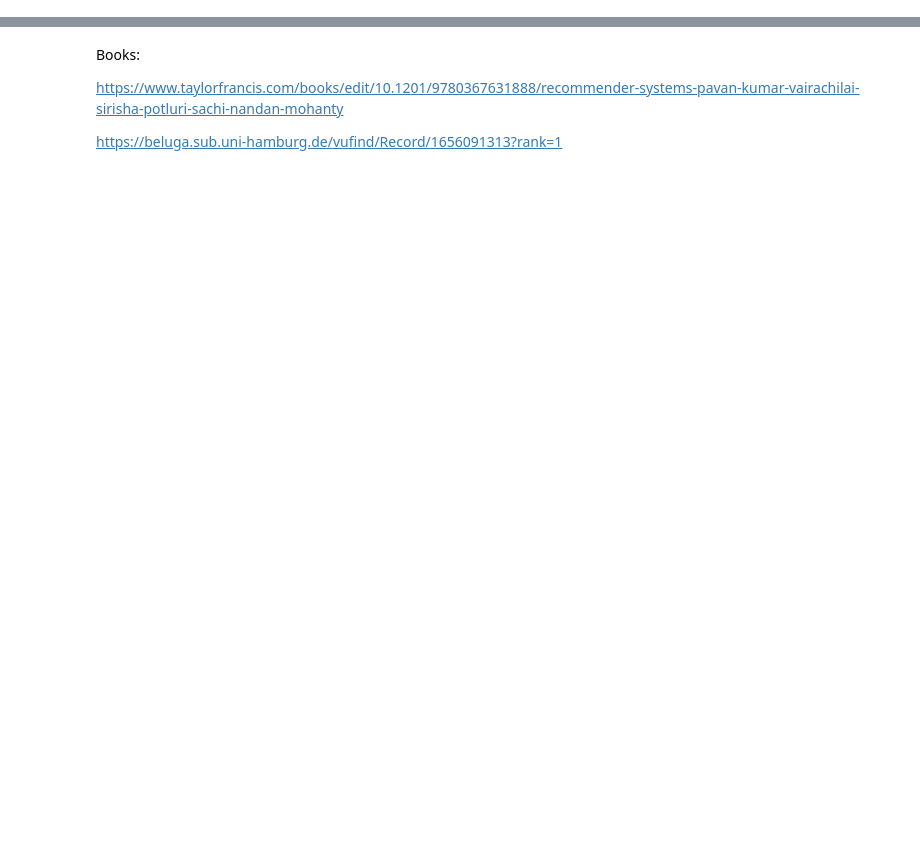
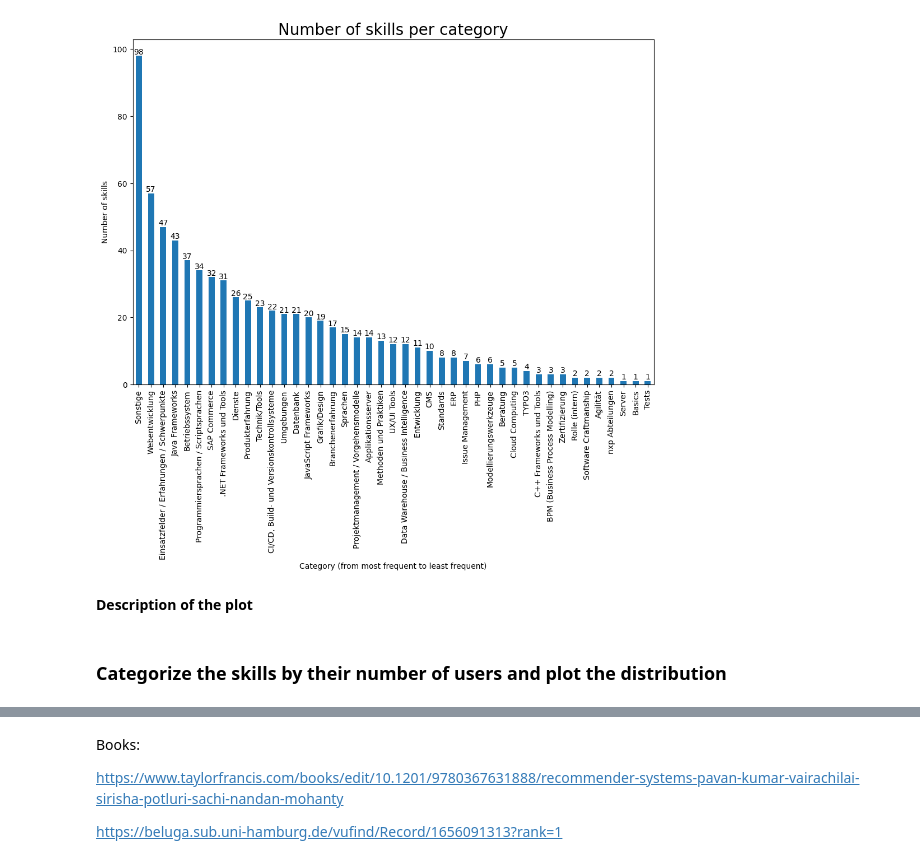
Before and after one commit to maximizer36/DS_AP, a Jupyter notebook: AP_descriptive_analysis.ipynb, the cells around one changed output, grey strips where cells are left out. Drawn from its saved outputs; the diff is of its cells as text; code cells hidden in the pictures; blank space fills up the shorter version.

```diff
--- a/AP_descriptive_analysis.ipynb
+++ b/AP_descriptive_analysis.ipynb
@@ -4,0 +127,31 @@ To Do's:
+# %%
+plt.figure(figsize=(12, 8))
+ax = df_skills_in_categories.number_of_skills.plot(kind="bar")
+
+# ##########
+# # Set the categories as x labels
+# ##########
+ax.set_xticklabels(df_skills_in_categories.category)
+
+###########
+# Set bar labels
+###########
+rects = ax.patches
+for rect, label in zip(rects, df_skills_in_categories.number_of_skills):
+    height = rect.get_height()
+    ax.text(rect.get_x() + rect.get_width() / 2, height+0.01, label,
+        ha='center', va='bottom')
+
+##########
+# Set the titles
+##########
+ax.set_title("Number of skills per category", fontsize=20)
+ax.set_xlabel("Category (from most frequent to least frequent)", fontsize=10)
+ax.set_ylabel("Number of skills", fontsize=10)
+plt.show()
+# %% [output]
+[figure, added]
+# %% [markdown]
+**Description of the plot**
+# %% [markdown]
+### Categorize the skills by their number of users and plot the distribution
```
Also changed, not shown: parts of 71 cells of this notebook, 3 other files.
